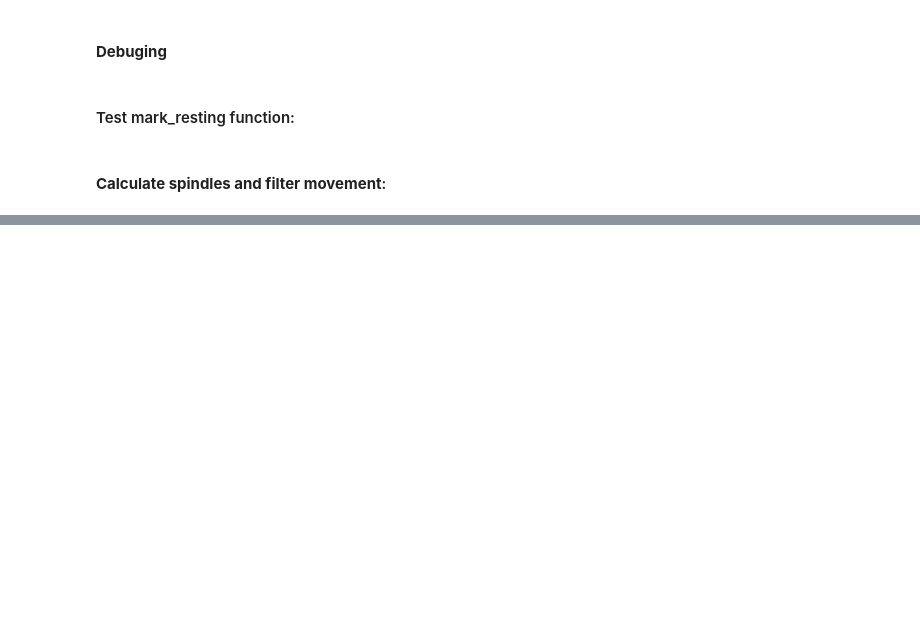
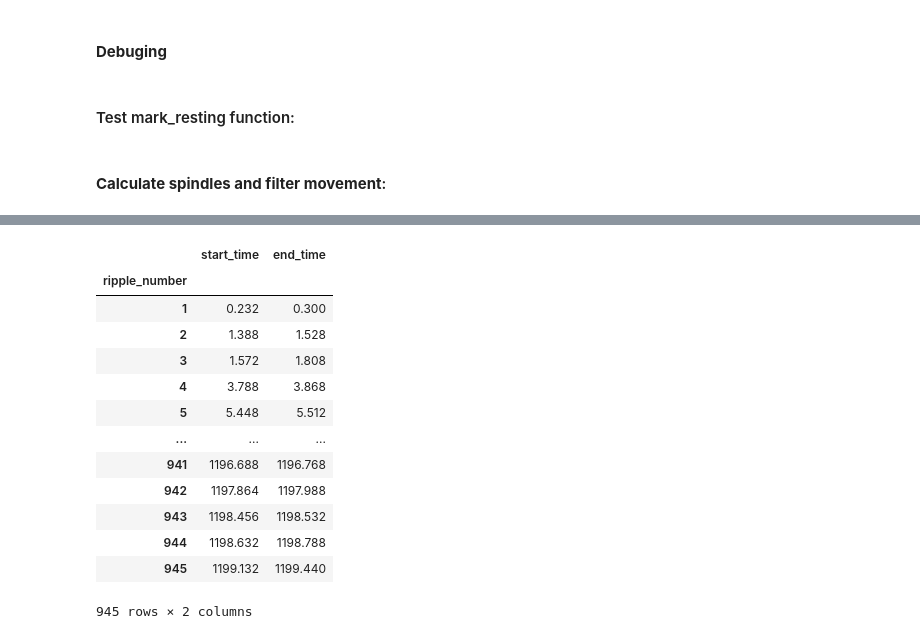
Before and after one commit to cafalchio/lfp_atn, a Jupyter notebook: ipynb/spindles_per_group.ipynb, the cells around one changed output, grey strips where cells are left out. Cells and saved outputs as stored; diff of their text form; code cells hidden in the pictures; blank space fills up the shorter version.

```diff
--- a/ipynb/spindles_per_group.ipynb
+++ b/ipynb/spindles_per_group.ipynb
@@ -273,0 +342,2 @@ profile_control.to_file("control.html")
+# %%
+filtered_lfps = filter_ripple_band(lfps)
@@ -273,0 +400,17 @@ profile_control.to_file("control.html")
+# %%
+Kay_ripple_times
+# %% [output]
+|  | start_time | end_time |
+| ripple_number |  |  |
+| 1 | 0.232 | 0.300 |
+| 2 | 1.388 | 1.528 |
+| 3 | 1.572 | 1.808 |
+| 4 | 3.788 | 3.868 |
+| 5 | 5.448 | 5.512 |
+| ... | ... | ... |
+| 941 | 1196.688 | 1196.768 |
+| 942 | 1197.864 | 1197.988 |
+| 943 | 1198.456 | 1198.532 |
+| 944 | 1198.632 | 1198.788 |
+| 945 | 1199.132 | 1199.440 |
+945 rows × 2 columns
```
Also changed, not shown: parts of 34 cells of this notebook.
